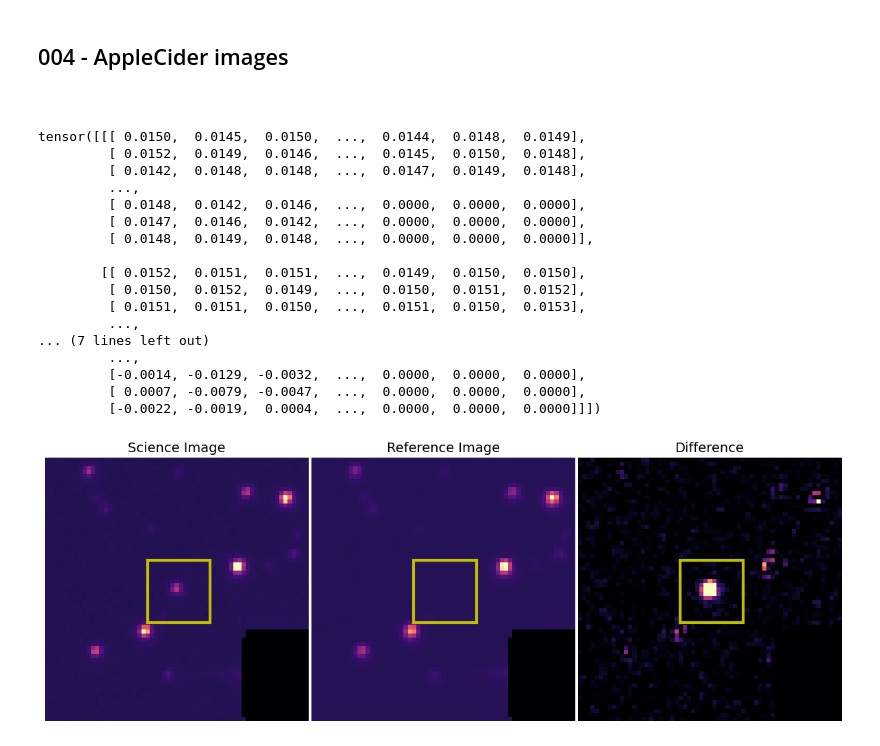
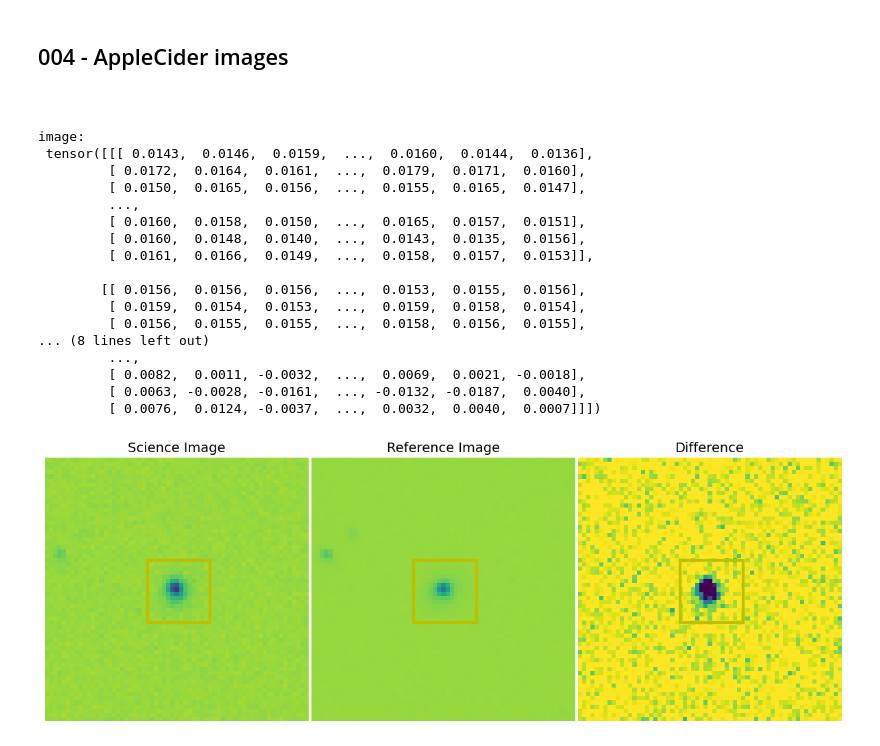
Before and after one commit to ajunell/AppleCider, a Jupyter notebook: notebooks/004-AppleCider-images.ipynb, the cells around one changed output. Cells and saved outputs as stored; diff of their text form; code cells hidden in the pictures.

Commit message:
images

```diff
--- a/notebooks/004-AppleCider-images.ipynb
+++ b/notebooks/004-AppleCider-images.ipynb
@@ -45,12 +40,13 @@ config = {
         'freeze': False,
 
         # Data General
-        'preprocessed_path':'/Users/junell/Documents/AppleCider_Data/data_train/',
-        'df_path': '/Users/junell/Documents/AppleCider/data_train.csv',
+        'preprocessed_path':'/data_train_BTS/',
+        'df_path': '/csv-pkl/data_train_BTS.csv',
 
         # save train, val file names ...
-        'train_files_path': '/Users/junell/Documents/AppleCider/train_files.pkl',
-        'val_files_path': '/Users/junell/Documents/AppleCider/val_files.pkl',
+        'train_files_path': '/csv-pkl/train_files_BTS.pkl',
+        'val_files_path': '/csv-pkl/val_files_BTS.pkl',
+        'generate_train_val_files': False,
 
         'step': 'type',
         'classes': CLASSES,
@@ -59,14 +55,14 @@ config = {
         'num_classes': len(CLASSES),
 
         # Photometry Model
-        'seq_len': 225,
+        'seq_len': 230,
         'p_enc_in': 4,
-        'p_d_model': 450,
+        'p_d_model': 128,
         'p_dropout': 0.2,
         'p_factor': 1,
         'p_output_attention': False,
-        'p_n_heads': 5,
-        'p_d_ff': 450,
+        'p_n_heads': 12,
+        'p_d_ff': 512,
         'p_activation': 'gelu',
         'p_e_layers': 8,
 
@@ -77,11 +73,11 @@ config = {
         's_mp_kernel_size': 4,
 
         # Metadata Model
-        'm_hidden_dim': 450,
+        'm_hidden_dim': 512,
         'm_dropout': 0.2,
         # TODO use actual column names
         'meta_cols': range(10),
-        'scaler_path': '/Users/junell/Documents/AppleCider/core/scaler.pkl',
+        'scaler_path': '/csv-pkl/scaler_BTS.pkl',
 
         # Image Model
         'input_channels': 3,
@@ -92,19 +88,17 @@ config = {
         'conv_dropout2': 0.65,
 
         # MultiModal Model
-        'hidden_dim': 450,
+        'hidden_dim': 512,
         'fusion': 'avg',  # 'avg', 'concat'
 
         # Training
-        'batch_size': 450,
+        'batch_size': 512,
         'lr': 0.001,
         'beta1': 0.9,
         'beta2': 0.999,
         'weight_decay': 0.01,
         'epochs':30,
-        #'epochs': 100,
         'early_stopping_patience': 25,
-        #'early_stopping_patience': 60,
         'scheduler': 'ReduceLROnPlateau',  # 'ExponentialLR', 'ReduceLROnPlateau'
         'gamma': 0.9,  # for ExponentialLR scheduler
         'factor': 0.3,  # for ReduceLROnPlateau scheduler
@@ -116,30 +110,27 @@ config = {
     }
 # %%
 train_dataset = DataGenerator(config=config, split='train')
-# %%
-train_dataset[2][3]
-# %% [output]
-tensor([[[ 0.0150,  0.0145,  0.0150,  ...,  0.0144,  0.0148,  0.0149],
-         [ 0.0152,  0.0149,  0.0146,  ...,  0.0145,  0.0150,  0.0148],
-         [ 0.0142,  0.0148,  0.0148,  ...,  0.0147,  0.0149,  0.0148],
-         ...,
-         [ 0.0148,  0.0142,  0.0146,  ...,  0.0000,  0.0000,  0.0000],
-         [ 0.0147,  0.0146,  0.0142,  ...,  0.0000,  0.0000,  0.0000],
-         [ 0.0148,  0.0149,  0.0148,  ...,  0.0000,  0.0000,  0.0000]],
-
-        [[ 0.0152,  0.0151,  0.0151,  ...,  0.0149,  0.0150,  0.0150],
-         [ 0.0150,  0.0152,  0.0149,  ...,  0.0150,  0.0151,  0.0152],
-         [ 0.0151,  0.0151,  0.0150,  ...,  0.0151,  0.0150,  0.0153],
-         ...,
-... (7 lines left out)
-         ...,
-         [-0.0014, -0.0129, -0.0032,  ...,  0.0000,  0.0000,  0.0000],
-         [ 0.0007, -0.0079, -0.0047,  ...,  0.0000,  0.0000,  0.0000],
-         [-0.0022, -0.0019,  0.0004,  ...,  0.0000,  0.0000,  0.0000]]])
 # %%
-from AppleCider.preprocess.plot_data import plot_image
-plot_image.plot_image_tensor(train_dataset[2][3])
+from AppleCider.preprocess.plot_data import plot_images
+plot_images.plot_image_tensor(train_dataset[2][2])
 # %% [output]
+image:
+ tensor([[[ 0.0143,  0.0146,  0.0159,  ...,  0.0160,  0.0144,  0.0136],
+         [ 0.0172,  0.0164,  0.0161,  ...,  0.0179,  0.0171,  0.0160],
+         [ 0.0150,  0.0165,  0.0156,  ...,  0.0155,  0.0165,  0.0147],
+         ...,
+         [ 0.0160,  0.0158,  0.0150,  ...,  0.0165,  0.0157,  0.0151],
+         [ 0.0160,  0.0148,  0.0140,  ...,  0.0143,  0.0135,  0.0156],
+         [ 0.0161,  0.0166,  0.0149,  ...,  0.0158,  0.0157,  0.0153]],
+
+        [[ 0.0156,  0.0156,  0.0156,  ...,  0.0153,  0.0155,  0.0156],
+         [ 0.0159,  0.0154,  0.0153,  ...,  0.0159,  0.0158,  0.0154],
+         [ 0.0156,  0.0155,  0.0155,  ...,  0.0158,  0.0156,  0.0155],
+... (8 lines left out)
+         ...,
+         [ 0.0082,  0.0011, -0.0032,  ...,  0.0069,  0.0021, -0.0018],
+         [ 0.0063, -0.0028, -0.0161,  ..., -0.0132, -0.0187,  0.0040],
+         [ 0.0076,  0.0124, -0.0037,  ...,  0.0032,  0.0040,  0.0007]]])
-[figure, old version]
+[figure, new version]
 # %%
 wandb.init(
```
Also changed, not shown: parts of 4 cells of this notebook, 4 other files.
